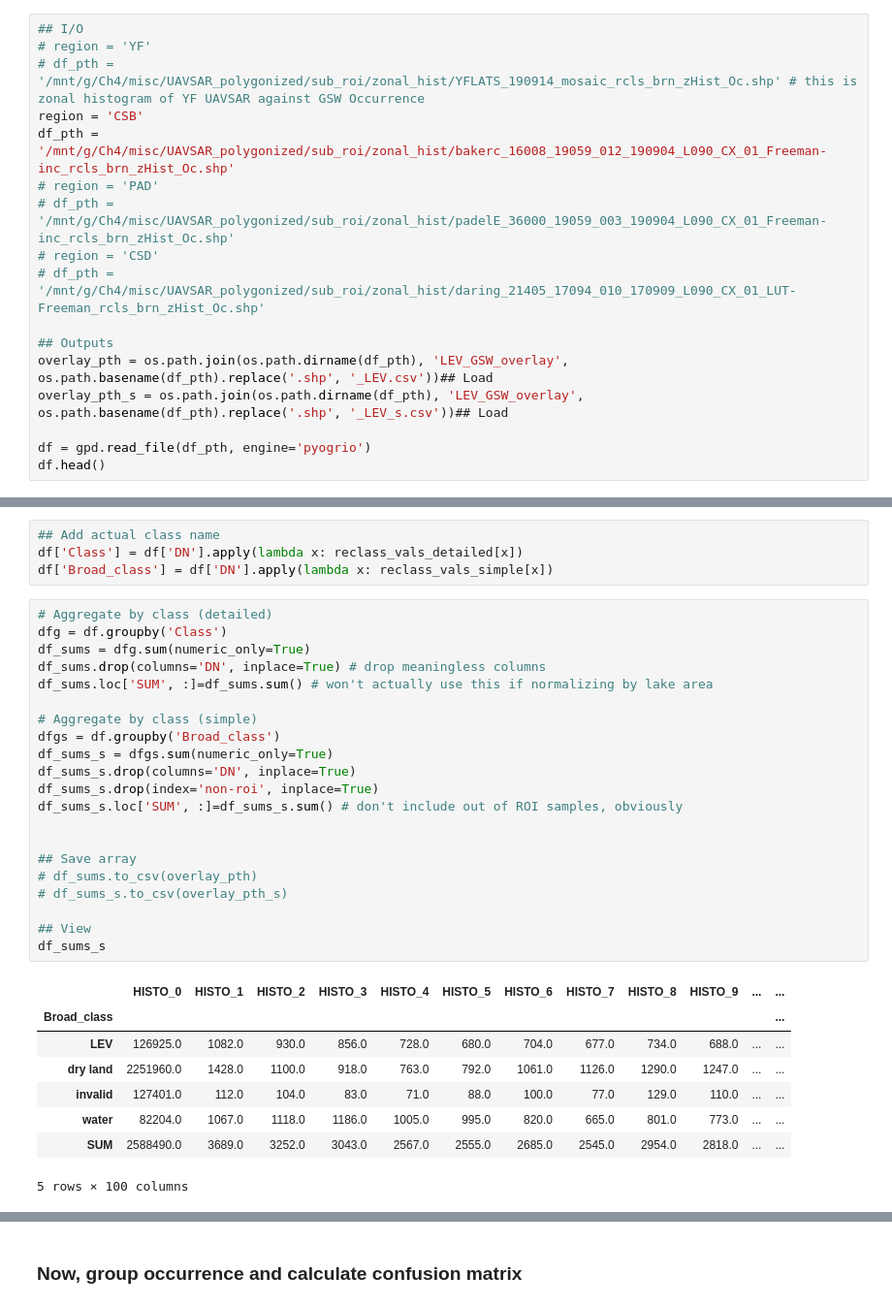
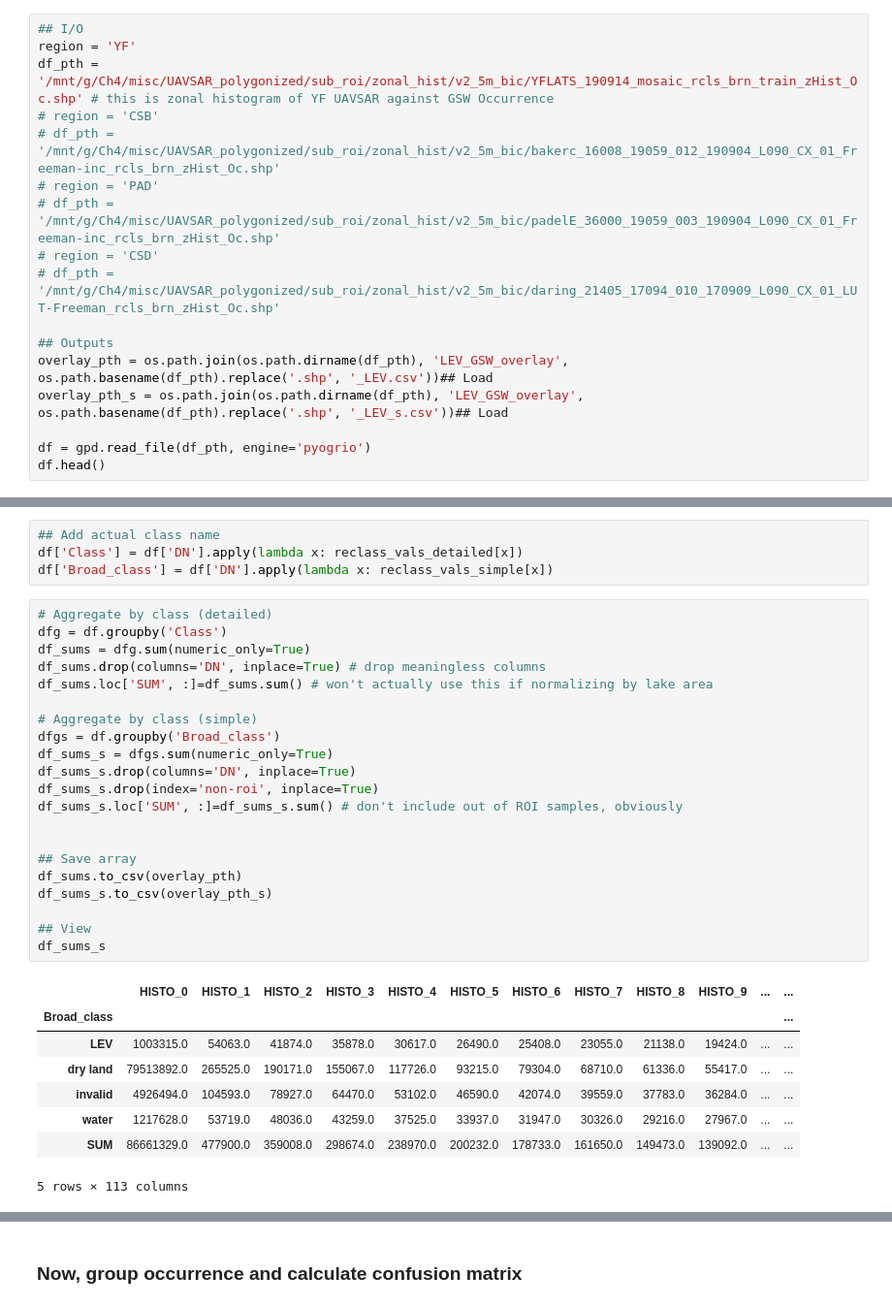
Before and after one commit to ekcomputer/lake-area, a Jupyter notebook: LEV_GSW_overlay.ipynb, the cells around one changed output, grey strips where cells are left out. Shown at 97% size. Saved outputs shown, nothing was run; the diff lists cells and outputs as text.

```diff
--- a/LEV_GSW_overlay.ipynb
+++ b/LEV_GSW_overlay.ipynb
@@ -58,13 +62,13 @@ In Python:
 # %%
 ## I/O
-# region = 'YF'
-# df_pth = '/mnt/g/Ch4/misc/UAVSAR_polygonized/sub_roi/zonal_hist/YFLATS_190914_mosaic_rcls_brn_zHist_Oc.shp' # this is zonal histogram of YF UAVSAR against GSW Occurrence
-region = 'CSB'
-df_pth = '/mnt/g/Ch4/misc/UAVSAR_polygonized/sub_roi/zonal_hist/bakerc_16008_19059_012_190904_L090_CX_01_Freeman-inc_rcls_brn_zHist_Oc.shp'
+region = 'YF'
+df_pth = '/mnt/g/Ch4/misc/UAVSAR_polygonized/sub_roi/zonal_hist/v2_5m_bic/YFLATS_190914_mosaic_rcls_brn_train_zHist_Oc.shp' # this is zonal histogram of YF UAVSAR against GSW Occurrence
+# region = 'CSB'
+# df_pth = '/mnt/g/Ch4/misc/UAVSAR_polygonized/sub_roi/zonal_hist/v2_5m_bic/bakerc_16008_19059_012_190904_L090_CX_01_Freeman-inc_rcls_brn_zHist_Oc.shp'
 # region = 'PAD'
-# df_pth = '/mnt/g/Ch4/misc/UAVSAR_polygonized/sub_roi/zonal_hist/padelE_36000_19059_003_190904_L090_CX_01_Freeman-inc_rcls_brn_zHist_Oc.shp'
+# df_pth = '/mnt/g/Ch4/misc/UAVSAR_polygonized/sub_roi/zonal_hist/v2_5m_bic/padelE_36000_19059_003_190904_L090_CX_01_Freeman-inc_rcls_brn_zHist_Oc.shp'
 # region = 'CSD'
-# df_pth = '/mnt/g/Ch4/misc/UAVSAR_polygonized/sub_roi/zonal_hist/daring_21405_17094_010_170909_L090_CX_01_LUT-Freeman_rcls_brn_zHist_Oc.shp'
+# df_pth = '/mnt/g/Ch4/misc/UAVSAR_polygonized/sub_roi/zonal_hist/v2_5m_bic/daring_21405_17094_010_170909_L090_CX_01_LUT-Freeman_rcls_brn_zHist_Oc.shp'
 
 ## Outputs
 overlay_pth = os.path.join(os.path.dirname(df_pth), 'LEV_GSW_overlay', os.path.basename(df_pth).replace('.shp', '_LEV.csv'))## Load
@@ -87,33 +91,33 @@ df['Broad_class'] = df['DN'].apply(lambda x: reclass_vals_simple[x])
 # %%
 # Aggregate by class (detailed)
 dfg = df.groupby('Class')
 df_sums = dfg.sum(numeric_only=True)
 df_sums.drop(columns='DN', inplace=True) # drop meaningless columns
 df_sums.loc['SUM', :]=df_sums.sum() # won't actually use this if normalizing by lake area
 
 # Aggregate by class (simple)
 dfgs = df.groupby('Broad_class')
 df_sums_s = dfgs.sum(numeric_only=True)
 df_sums_s.drop(columns='DN', inplace=True)
 df_sums_s.drop(index='non-roi', inplace=True)
 df_sums_s.loc['SUM', :]=df_sums_s.sum() # don't include out of ROI samples, obviously
 
 
 ## Save array
-# df_sums.to_csv(overlay_pth)
-# df_sums_s.to_csv(overlay_pth_s)
+df_sums.to_csv(overlay_pth)
+df_sums_s.to_csv(overlay_pth_s)
 
 ## View
 df_sums_s
 # %% [output]
 |  | HISTO_0 | HISTO_1 | HISTO_2 | HISTO_3 | HISTO_4 | HISTO_5 | HISTO_6 | HISTO_7 | HISTO_8 | HISTO_9 | ... | ... |
 | Broad_class |  |  |  |  |  |  |  |  |  |  |  | ... |
-| LEV | 126925.0 | 1082.0 | 930.0 | 856.0 | 728.0 | 680.0 | 704.0 | 677.0 | 734.0 | 688.0 | ... | ... |
-| dry land | 2251960.0 | 1428.0 | 1100.0 | 918.0 | 763.0 | 792.0 | 1061.0 | 1126.0 | 1290.0 | 1247.0 | ... | ... |
-| invalid | 127401.0 | 112.0 | 104.0 | 83.0 | 71.0 | 88.0 | 100.0 | 77.0 | 129.0 | 110.0 | ... | ... |
-| water | 82204.0 | 1067.0 | 1118.0 | 1186.0 | 1005.0 | 995.0 | 820.0 | 665.0 | 801.0 | 773.0 | ... | ... |
-| SUM | 2588490.0 | 3689.0 | 3252.0 | 3043.0 | 2567.0 | 2555.0 | 2685.0 | 2545.0 | 2954.0 | 2818.0 | ... | ... |
+| LEV | 1003315.0 | 54063.0 | 41874.0 | 35878.0 | 30617.0 | 26490.0 | 25408.0 | 23055.0 | 21138.0 | 19424.0 | ... | ... |
+| dry land | 79513892.0 | 265525.0 | 190171.0 | 155067.0 | 117726.0 | 93215.0 | 79304.0 | 68710.0 | 61336.0 | 55417.0 | ... | ... |
+| invalid | 4926494.0 | 104593.0 | 78927.0 | 64470.0 | 53102.0 | 46590.0 | 42074.0 | 39559.0 | 37783.0 | 36284.0 | ... | ... |
+| water | 1217628.0 | 53719.0 | 48036.0 | 43259.0 | 37525.0 | 33937.0 | 31947.0 | 30326.0 | 29216.0 | 27967.0 | ... | ... |
+| SUM | 86661329.0 | 477900.0 | 359008.0 | 298674.0 | 238970.0 | 200232.0 | 178733.0 | 161650.0 | 149473.0 | 139092.0 | ... | ... |
-5 rows × 100 columns
+5 rows × 113 columns
 # %%
 ## Compute mean LEV, regardless of Occurrence
 sums = df_sums_s.sum(axis=1)
```
Also changed, not shown: parts of 11 cells of this notebook.
